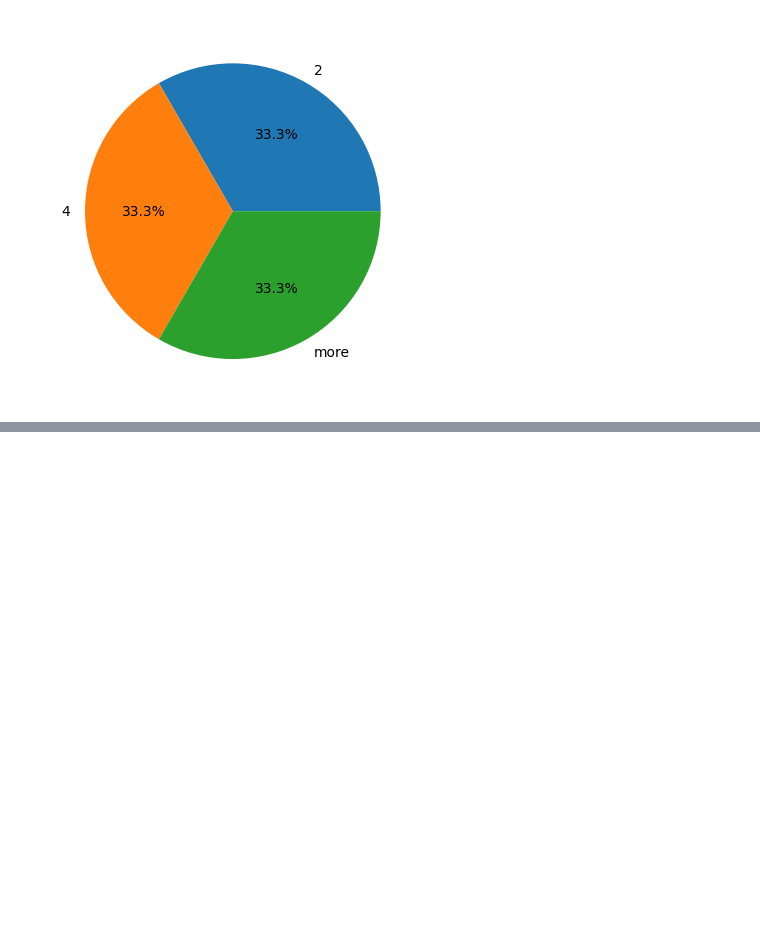
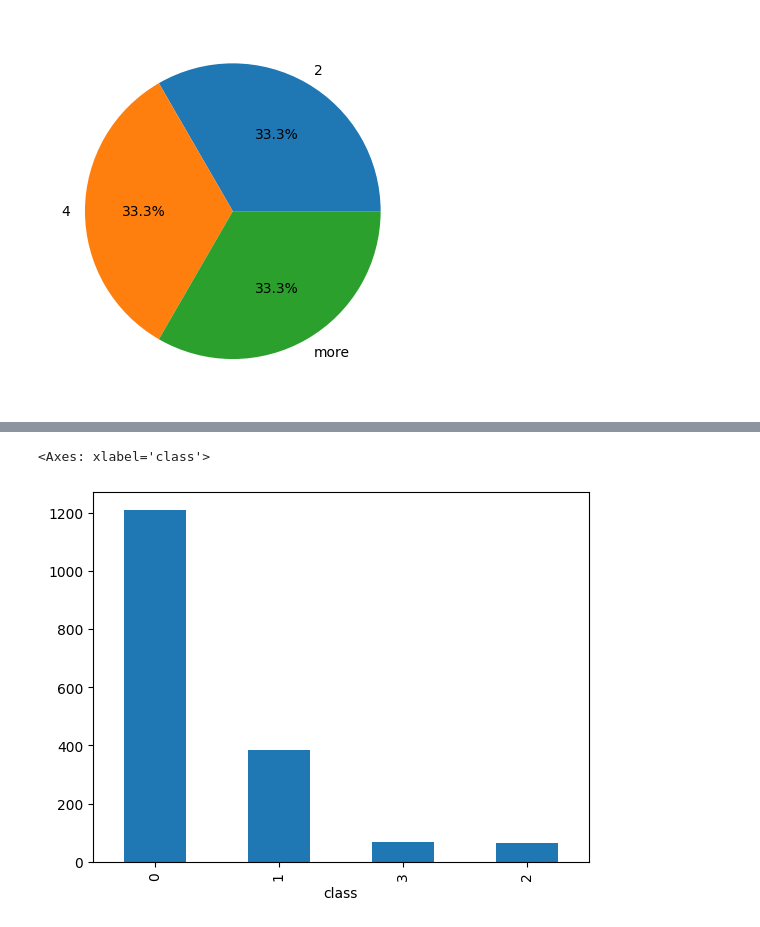
Before and after one commit to amirabaraya/Topics-in-Intelligent-Systems, a Jupyter notebook: car_evaluation.ipynb, the cells around one changed output, grey strips where cells are left out. Cells and saved outputs as stored; diff of their text form; code cells hidden in the pictures; blank space fills up the shorter version.

```diff
--- a/car_evaluation.ipynb
+++ b/car_evaluation.ipynb
@@ -218 +194,6 @@ car_df.head()
+# %%
+df_encoded['class'].value_counts().plot(kind='bar')
+# %% [output]
+<Axes: xlabel='class'>
+[figure, added]
 # %%
```
Also changed, not shown: parts of 15 cells of this notebook.
